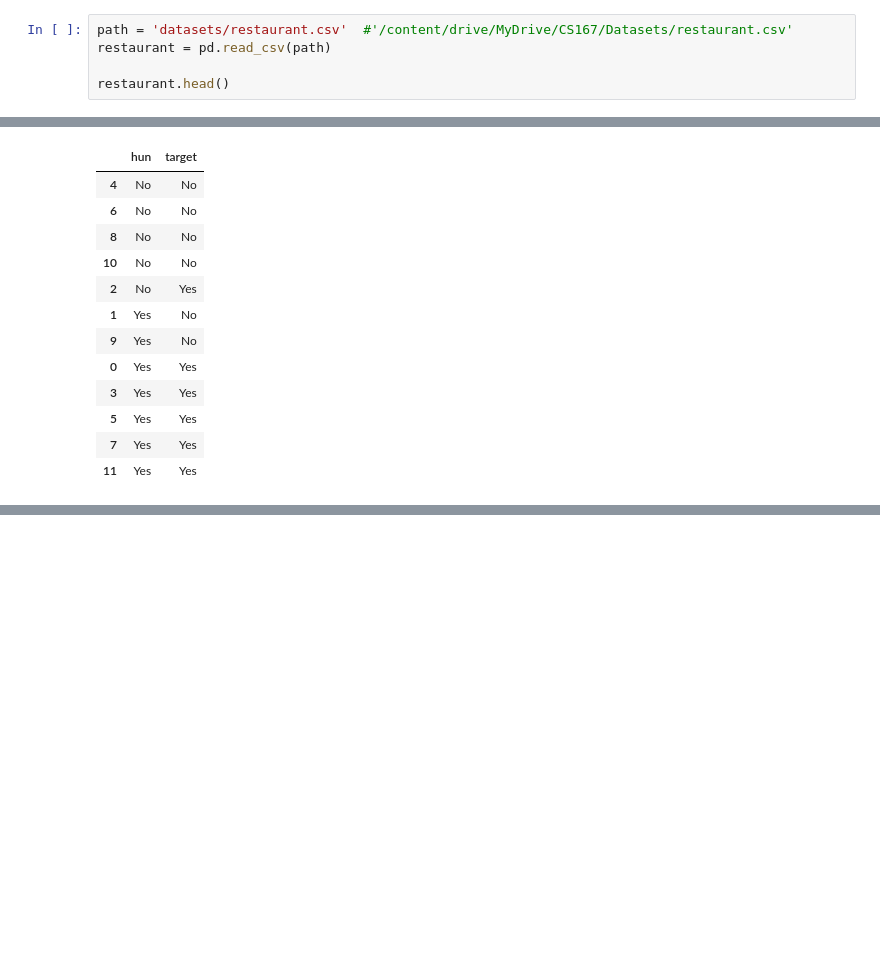
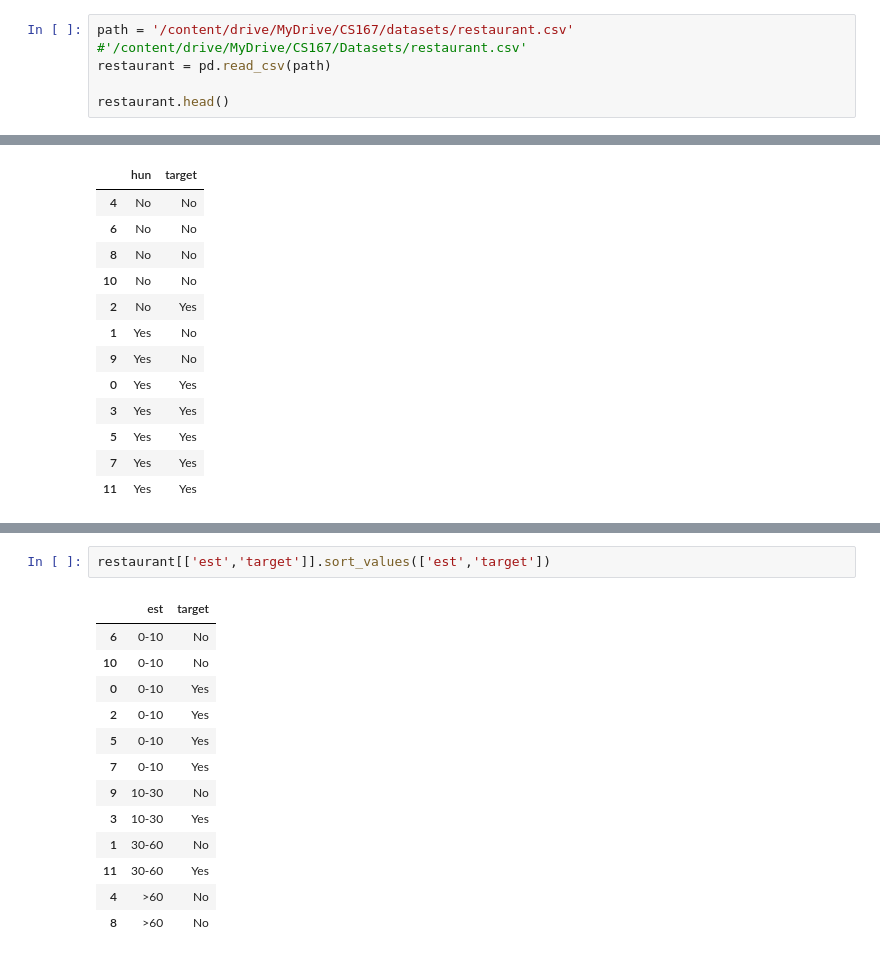
Before and after one commit to nickwharff/CS167_Notes, a Jupyter notebook: Day05_P1_Decision_Trees.ipynb, the cells around one changed output, grey strips where cells are left out. Saved outputs shown, nothing was run; the diff lists cells and outputs as text; blank space fills up the shorter version.

```diff
--- a/Day05_P1_Decision_Trees.ipynb
+++ b/Day05_P1_Decision_Trees.ipynb
@@ -493,7 +497,7 @@ import numpy
 from google.colab import drive
 drive.mount('/content/drive')
 # %%
-path = 'datasets/restaurant.csv'  #'/content/drive/MyDrive/CS167/Datasets/restaurant.csv'
+path = '/content/drive/MyDrive/CS167/datasets/restaurant.csv'  #'/content/drive/MyDrive/CS167/Datasets/restaurant.csv'
 restaurant = pd.read_csv(path)
 
 restaurant.head()
@@ -598,0 +612,16 @@ restaurant[['hun', 'target']].sort_values(['hun','target'])
+# %%
+restaurant[['est','target']].sort_values(['est','target'])
+# %% [output]
+|  | est | target |
+| 6 | 0-10 | No |
+| 10 | 0-10 | No |
+| 0 | 0-10 | Yes |
+| 2 | 0-10 | Yes |
+| 5 | 0-10 | Yes |
+| 7 | 0-10 | Yes |
+| 9 | 10-30 | No |
+| 3 | 10-30 | Yes |
+| 1 | 30-60 | No |
+| 11 | 30-60 | Yes |
+| 4 | >60 | No |
+| 8 | >60 | No |
```
Also changed, not shown: parts of 7 cells of this notebook.
